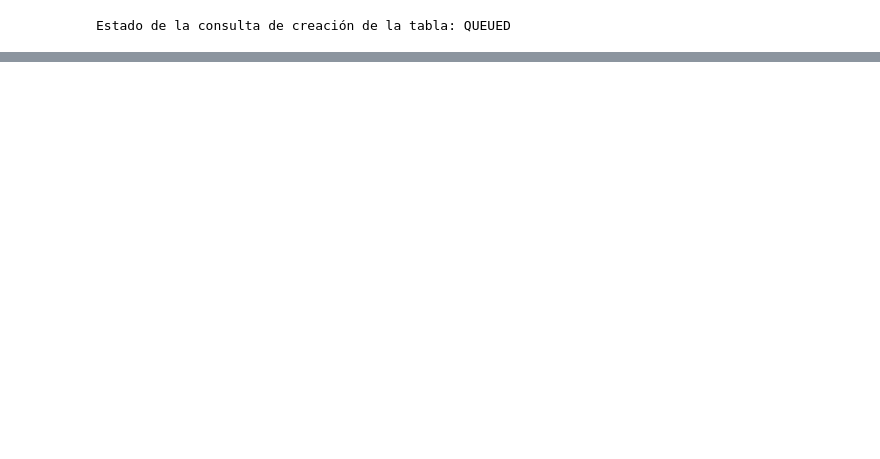
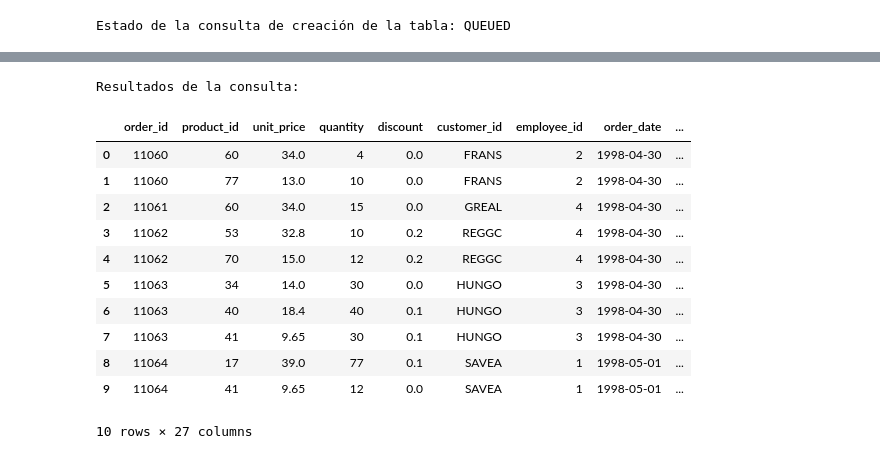
Before and after one commit to alejandrocarmu/proyecto_final_big_data, a Jupyter notebook: proyecto_final.ipynb, the cells around one changed output, grey strips where cells are left out. Cells and saved outputs as stored; diff of their text form; code cells hidden in the pictures; blank space fills up the shorter version.

```diff
--- a/proyecto_final.ipynb
+++ b/proyecto_final.ipynb
@@ -254,0 +398,27 @@ Estado de la consulta de creación de la tabla: QUEUED
+# %%
+# Consulta para obtener las primeras 10 filas de la tabla "ordenes_integradas".
+# Esta consulta selecciona todas las columnas y devuelve solo las primeras 10 filas.
+# Útil para verificar el contenido de la tabla de manera rápida.
+
+query = """
+SELECT *
+FROM ordenes_integradas
+LIMIT 10;
+"""
+
+# Ejecutar la consulta
+run_custom_query(query)
+# %% [output]
+Resultados de la consulta:
+|  | order_id | product_id | unit_price | quantity | discount | customer_id | employee_id | order_date | ... |
+| 0 | 11060 | 60 | 34.0 | 4 | 0.0 | FRANS | 2 | 1998-04-30 | ... |
+| 1 | 11060 | 77 | 13.0 | 10 | 0.0 | FRANS | 2 | 1998-04-30 | ... |
+| 2 | 11061 | 60 | 34.0 | 15 | 0.0 | GREAL | 4 | 1998-04-30 | ... |
+| 3 | 11062 | 53 | 32.8 | 10 | 0.2 | REGGC | 4 | 1998-04-30 | ... |
+| 4 | 11062 | 70 | 15.0 | 12 | 0.2 | REGGC | 4 | 1998-04-30 | ... |
+| 5 | 11063 | 34 | 14.0 | 30 | 0.0 | HUNGO | 3 | 1998-04-30 | ... |
+| 6 | 11063 | 40 | 18.4 | 40 | 0.1 | HUNGO | 3 | 1998-04-30 | ... |
+| 7 | 11063 | 41 | 9.65 | 30 | 0.1 | HUNGO | 3 | 1998-04-30 | ... |
+| 8 | 11064 | 17 | 39.0 | 77 | 0.1 | SAVEA | 1 | 1998-05-01 | ... |
+| 9 | 11064 | 41 | 9.65 | 12 | 0.0 | SAVEA | 1 | 1998-05-01 | ... |
+10 rows × 27 columns
```
Also changed, not shown: parts of 33 cells of this notebook, 3 other files.
